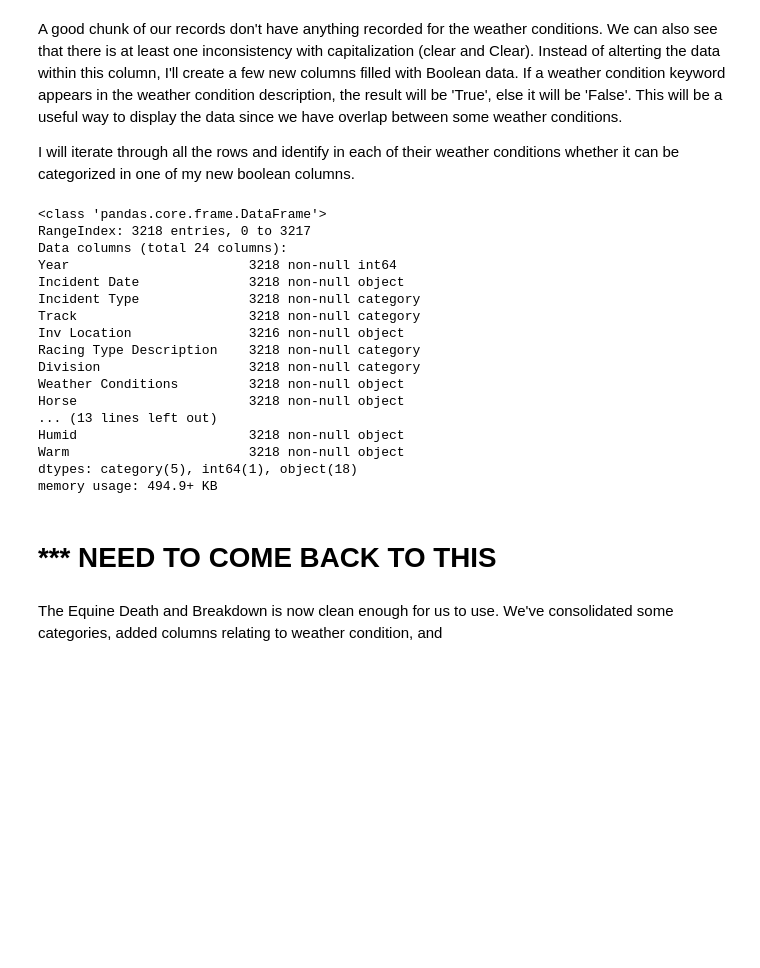
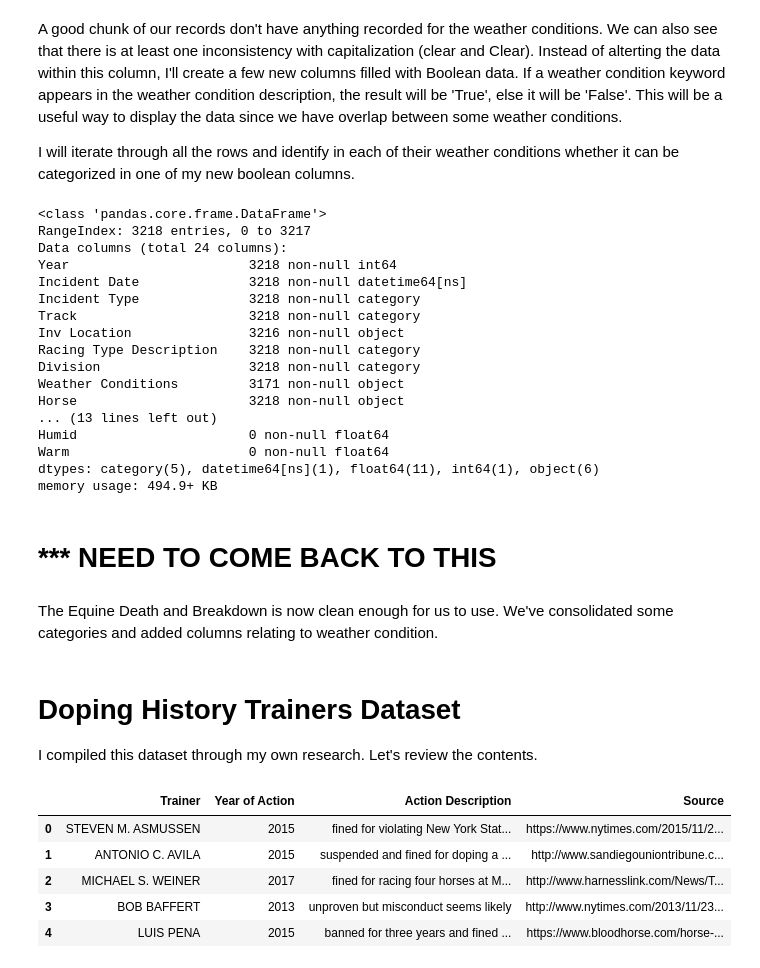
Before and after one commit to isabelvanzijl/Capstone-Project-1, a Jupyter notebook: Create_Merged_Dataset.ipynb, the cells around one changed output. Drawn from its saved outputs; the diff is of its cells as text; code cells hidden in the pictures; blank space fills up the shorter version.

Commit message:
updated cleaning code

```diff
--- a/Create_Merged_Dataset.ipynb
+++ b/Create_Merged_Dataset.ipynb
@@ -302,18 +310,17 @@ A good chunk of our records don't have anything recorded for the weather conditi
 I will iterate through all the rows and identify in each of their weather conditions whether it can be categorized in one of my new boolean columns.
 # %%
 # create new boolean columns
-df1['Cloudy'] = ''
-df1['Sunny'] = ''
-df1['Clear'] = ''
-df1['Overcast'] = ''
-df1['Rain'] = ''
-df1['Snow'] = ''
-df1['Wind'] = ''
-df1['Thunder Storm'] = ''
-df1['Hot'] = ''
-df1['Humid'] = ''
-df1['Warm'] = ''
-df1['Weather Conditions'] = df1['Weather Conditions'].astype('str')
+df1['Cloudy'] = np.nan
+df1['Sunny'] = np.nan
+df1['Clear'] = np.nan
+df1['Overcast'] = np.nan
+df1['Rain'] = np.nan
+df1['Snow'] = np.nan
+df1['Wind'] = np.nan
+df1['Thunder Storm'] = np.nan
+df1['Hot'] = np.nan
+df1['Humid'] = np.nan
+df1['Warm'] = np.nan
 
 df1.info()
 # %% [output]
@@ -321,18 +328,18 @@ df1.info()
 RangeIndex: 3218 entries, 0 to 3217
 Data columns (total 24 columns):
 Year                       3218 non-null int64
-Incident Date              3218 non-null object
+Incident Date              3218 non-null datetime64[ns]
 Incident Type              3218 non-null category
 Track                      3218 non-null category
 Inv Location               3216 non-null object
 Racing Type Description    3218 non-null category
 Division                   3218 non-null category
-Weather Conditions         3218 non-null object
+Weather Conditions         3171 non-null object
 Horse                      3218 non-null object
 ... (13 lines left out)
-Humid                      3218 non-null object
-Warm                       3218 non-null object
-dtypes: category(5), int64(1), object(18)
+Humid                      0 non-null float64
+Warm                       0 non-null float64
+dtypes: category(5), datetime64[ns](1), float64(11), int64(1), object(6)
 memory usage: 494.9+ KB
 # %%
 # iterate through all the rows of the dataframe with a for loop
@@ -352,4 +359,19 @@ for index,row in df1.iterrows():
 # %% [markdown]
 # *** NEED TO COME BACK TO THIS
 # %% [markdown]
-The Equine Death and Breakdown is now clean enough for us to use. We've consolidated some categories, added columns relating to weather condition, and
+The Equine Death and Breakdown is now clean enough for us to use. We've consolidated some categories and added columns relating to weather condition.
+# %% [markdown]
+# Doping History Trainers Dataset
+
+I compiled this dataset through my own research. Let's review the contents.
+# %%
+# load the dataset as a dataframe
+df2 = pd.read_csv('Doping_History_Trainers.csv',sep=';')
+df2.head()
+# %% [output]
+|  | Trainer | Year of Action | Action Description | Source |
+| 0 | STEVEN M. ASMUSSEN | 2015 | fined for violating New York Stat... | https://www.nytimes.com/2015/11/2... |
+| 1 | ANTONIO C. AVILA | 2015 | suspended and fined for doping a ... | http://www.sandiegouniontribune.c... |
+| 2 | MICHAEL S. WEINER | 2017 | fined for racing four horses at M... | http://www.harnesslink.com/News/T... |
+| 3 | BOB BAFFERT | 2013 | unproven but misconduct seems likely | http://www.nytimes.com/2013/11/23... |
+| 4 | LUIS PENA | 2015 | banned for three years and fined ... | https://www.bloodhorse.com/horse-... |
```
Also changed, not shown: parts of 13 cells of this notebook.
